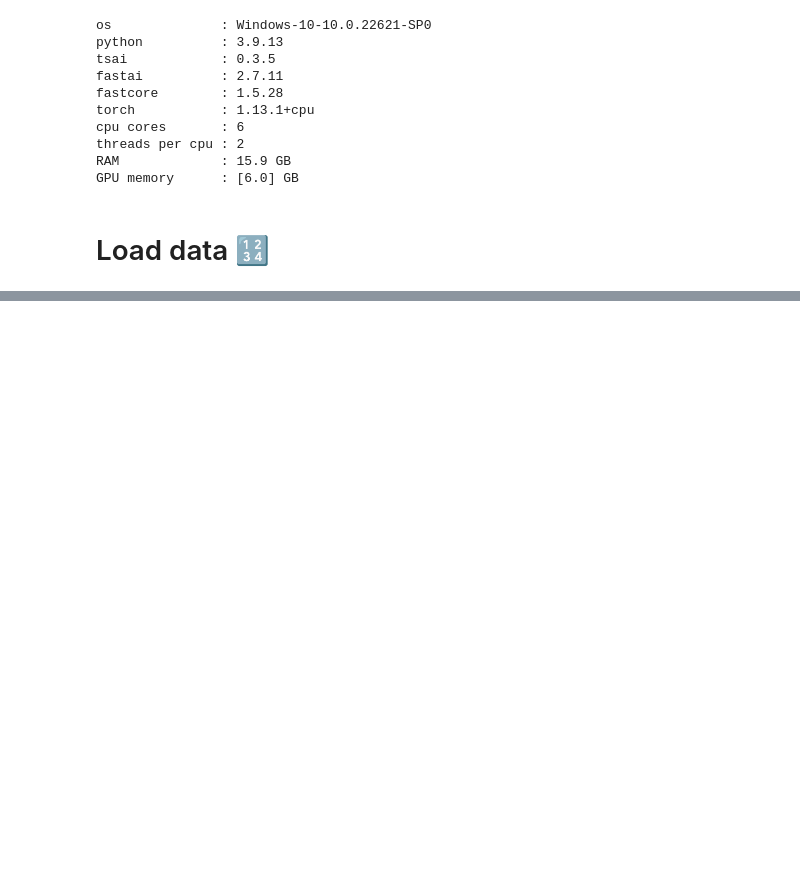
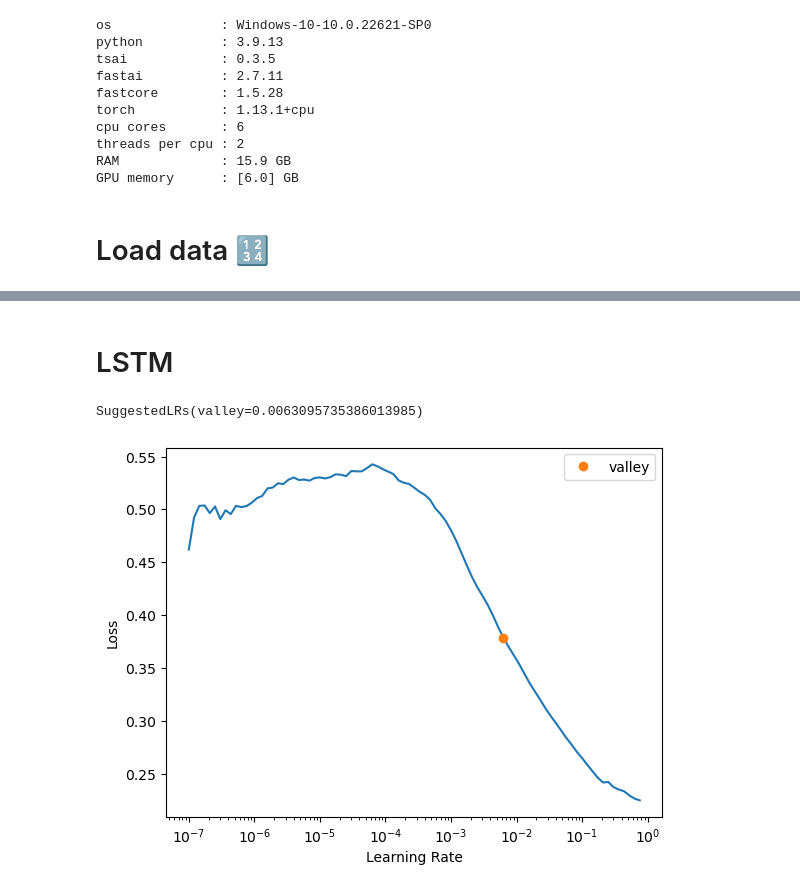
Before and after one commit to lukasmartinsson/Master-Thesis, a Jupyter notebook: Regression.ipynb, the cells around one changed output, grey strips where cells are left out. Cells and saved outputs as stored; diff of their text form; code cells hidden in the pictures; blank space fills up the shorter version.

```diff
--- a/Regression.ipynb
+++ b/Regression.ipynb
@@ -267,0 +106,13 @@ learn.fit_one_cycle(100, 1e-4)
+# %% [markdown]
+# LSTM
+# %%
+tfms  = [None, [TSRegression()]]
+batch_tfms = TSStandardize(by_sample=True, by_var=True)
+dls = get_ts_dls(X, y, splits=splits, tfms=tfms, batch_tfms=batch_tfms, bs=128)
+dls.one_batch()
+
+learn = ts_learner(dls, LSTMPlus, metrics=[mae, rmse], cbs=ShowGraph())
+learn.lr_find()
+# %% [output]
+SuggestedLRs(valley=0.0063095735386013985)
+[figure, added]
```
Also changed, not shown: parts of 40 cells of this notebook.
